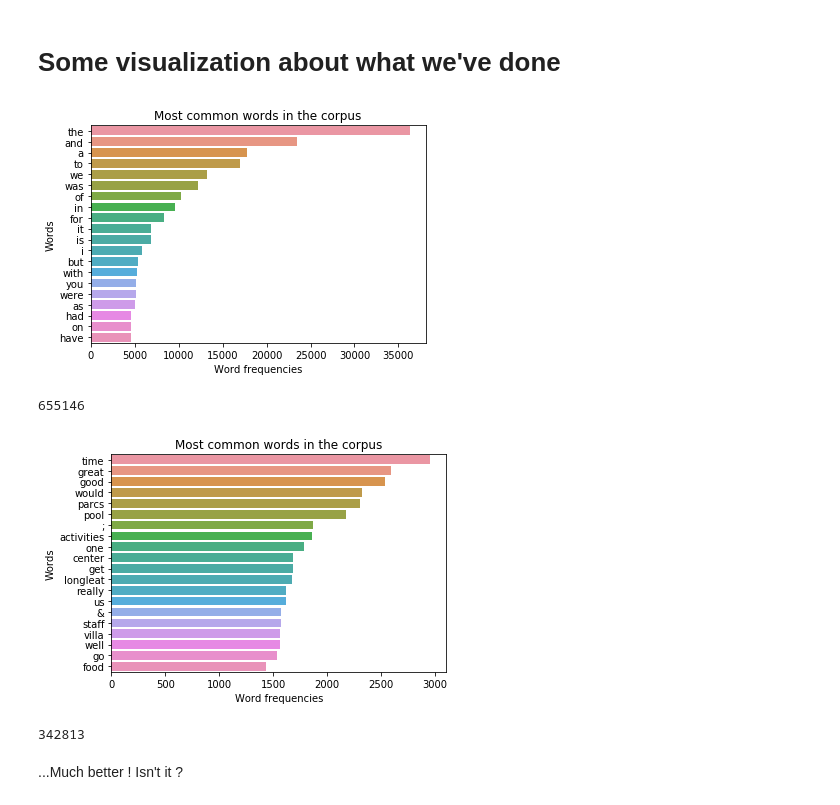
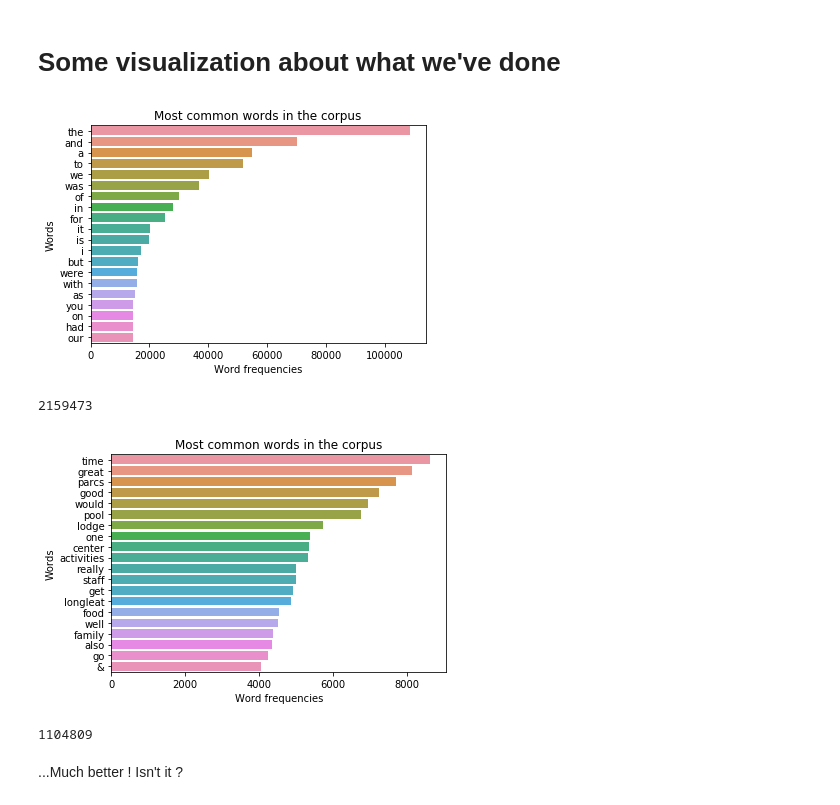
Before and after one commit to ZiggerZZ/CG, a Jupyter notebook: X_HEC_Session_3_Notebook_1_clean_data1.ipynb, the cells around one changed output. Cells and saved outputs as stored; diff of their text form; code cells hidden in the pictures.

```diff
--- a/X_HEC_Session_3_Notebook_1_clean_data1.ipynb
+++ b/X_HEC_Session_3_Notebook_1_clean_data1.ipynb
@@ -163,8 +165,10 @@ df['content'].resample('M').count().plot()
 # %% [markdown]
 # Pre-Processing 1 : Filters for punctuation and specific characters
 # %%
+df_token = pd.read_csv('Datacleanedfinal.csv')
+df_token.head
 # creating a list with all reviews
-all_reviews = df.content.tolist()
+all_reviews = df_token.content.tolist()
 # %%
 # transformating comments into lower-case text
 lower_reviews = [review.lower() for review in all_reviews]
@@ -171,6 +178,6 @@ lower_reviews = [review.lower() for review in all_reviews]
 # %%
 # deleting all specific caracters
-characters_to_remove = ["@", "/", "#", ".", ",", "!", "?", "(", ")", "-", "_","’","'", "\"", ":"]
+characters_to_remove = ["@", "/", "#", ".", ",", "!", "?", "(", ")", "-", "_","’","'", "\"", ":", ";"]
 transformation_dict = {initial:" " for initial in characters_to_remove}
 no_punctuation_reviews = [review.translate(str.maketrans(transformation_dict)) for review in lower_reviews]
 # %%
@@ -277,10 +284,10 @@ tokenized_reviews = tokenized_reviews_nltk
 # Pre-processing 3 : Stopword removing
 # %%
 # Using a list with words to delete
-stopW = stopwords.words('english')
+stopW = stopwords.words(['english','french'])
 # %%
 # Customizing it with our needs
-stopW += ['les', 'a', 'tout']
+stopW += ['les', 'a', 'tout', ';', 'us']
 # %%
 # Stopword_list
 stopword_reviews = [[token for token in review if token not in stopW] for review in tokenized_reviews]
@@ -304,21 +311,24 @@ for review in all_reviews:
 plot_frequent_words(all_words)
 print(len(all_words))
 # %% [output]
-[figure, old version]
+[figure, new version]
-655146
+2159473
 # %%
 # And making it with our current data
 all_words = []
 for review in stopword_reviews:
     for word in review:
         all_words.append(word)
 
 plot_frequent_words(all_words)
 print(len(all_words))
-df.to_csv("Datacleanedgroup11en2.csv", index=True)
+
+df.to_csv("DataCleanedFinalProcessed.csv", index=True)
+
+dfen1 = pd.read_csv('DataCleanedFinalProcessed.csv')
 # %% [output]
-[figure, old version]
+[figure, new version]
-342813
+1104809
 # %% [markdown]
 ...Much better ! Isn't it ?
 # %% [markdown]
```
Also changed, not shown: parts of 20 cells of this notebook.
